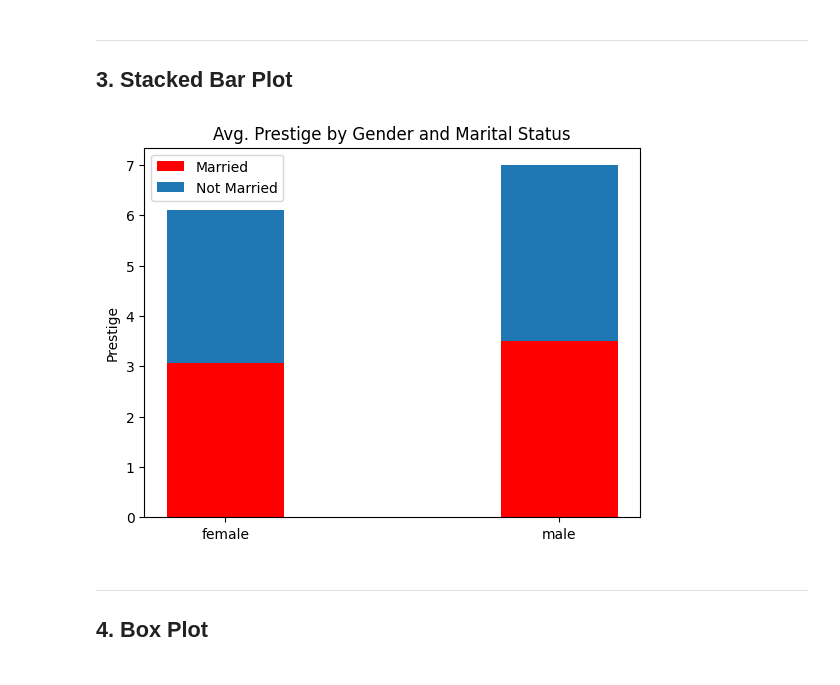
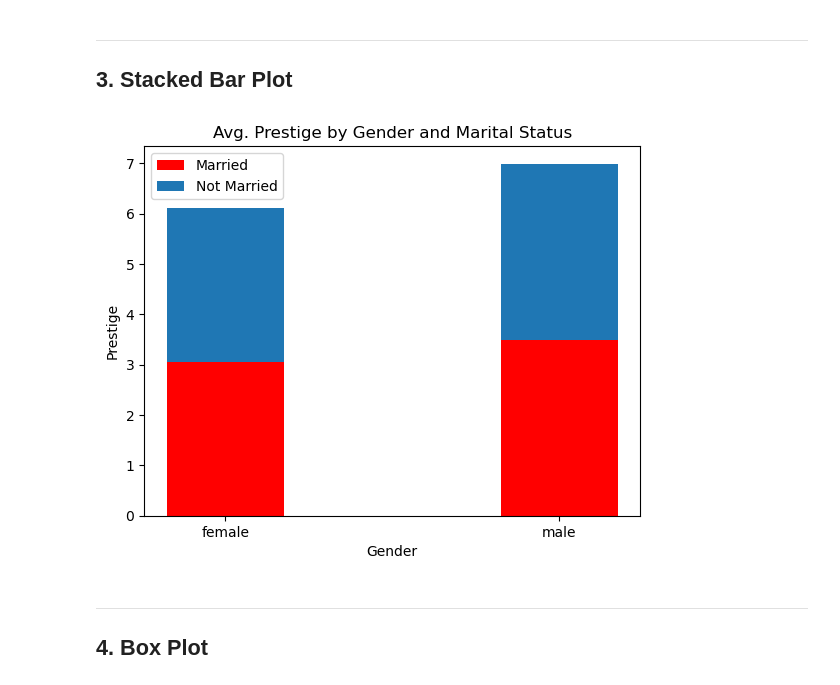
Before and after one commit to Ben-Heinze/CSCI-491-Data-Visualization, a Jupyter notebook: Project1_DataVisualization/Project1_CSCI491.ipynb, the cells around one changed output. Cells and saved outputs as stored; diff of their text form; code cells hidden in the pictures.

```diff
--- a/Project1_DataVisualization/Project1_CSCI491.ipynb
+++ b/Project1_DataVisualization/Project1_CSCI491.ipynb
@@ -97,31 +107,37 @@ plt.show()
 # %%
 #3. Stacked bar plot: Compare the prestige against men, married men, women, and married women.
 
 # group by married and gender categories
 # calculate the average prestige value for each category
 # reset_index() reformats the dataframe to make it easier to access columns
 # and perform future computations
 stackedBarData = phdPub.groupby(['married', 'gender'])['prestige'].mean().reset_index()
 stackedBarData
 
+# determine groups for each bar to be stacked
 married = stackedBarData[stackedBarData['married'] =='no']
 notMarried = stackedBarData[stackedBarData['married'] =='yes']
 
 width = 0.35
 
 fig, ax = plt.subplots()
 
+# add bars for the 'married' category
 ax.bar(married['gender'], married['prestige'], width, label='Married', color='red')
+
+# add bars for the 'not married' category
 ax.bar(married['gender'], married['prestige'], width, married['prestige'],
        label='Not Married')
 
+# set labels and title
 ax.set_ylabel('Prestige')
+ax.set_xlabel('Gender')
 ax.set_title('Avg. Prestige by Gender and Marital Status')
 ax.legend()
 
 plt.show()
 # %% [output]
-[figure, old version]
+[figure, new version]
 # %% [markdown]
 ---
 
```
Also changed, not shown: parts of 8 cells of this notebook.
